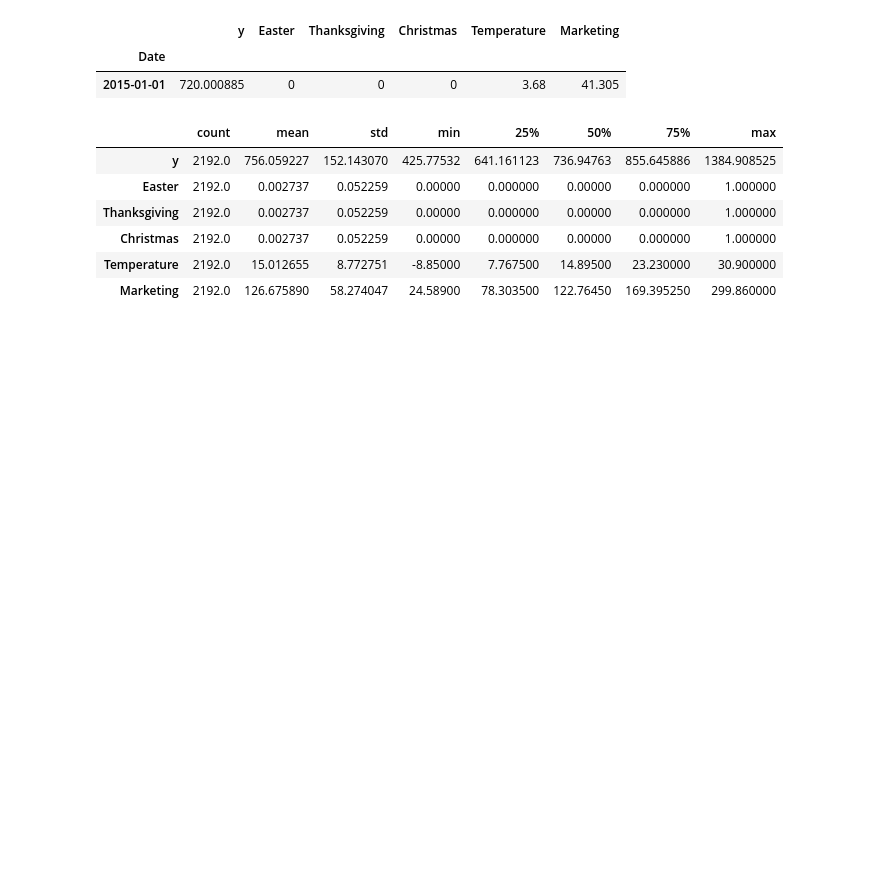
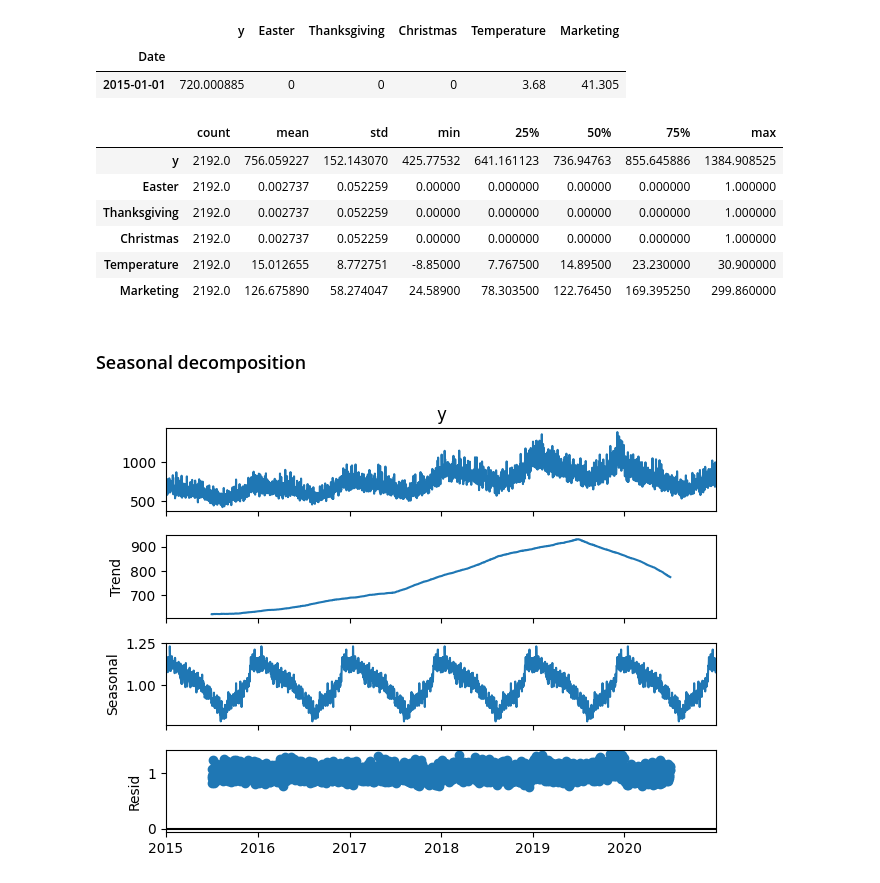
Before and after one commit to JiayiD77/Conjoint-Analysis, a Jupyter notebook: time_series_analysis/time_series.ipynb, the cells around one changed output. Saved outputs shown, nothing was run; the diff lists cells and outputs as text; code cells hidden in the pictures; blank space fills up the shorter version.

```diff
--- a/time_series_analysis/time_series.ipynb
+++ b/time_series_analysis/time_series.ipynb
@@ -5,6 +9,6 @@ from statsmodels.tsa.seasonal import seasonal
 # %%
-nyc_pd = pd.read_csv('nyc_data.csv', index_col=0, parse_dates=True)
-nyc_pd.head()
+nyc_df = pd.read_csv('nyc_data.csv', index_col=0, parse_dates=True)
+nyc_df.head()
 # %% [output]
 |  | Demand | Easter | Thanksgiving | Christmas | Temperature | Marketing |
 | Date |  |  |  |  |  |  |
@@ -14,8 +18,8 @@ nyc_pd.head()
 | 2015-01-04 | 622.252774 | 0 | 0 | 0 | 10.96 | 160.281 |
 | 2015-01-05 | 785.373319 | 0 | 0 | 0 | 6.92 | 51.077 |
 # %%
-nyc_pd = nyc_pd.rename(columns={'Demand':'y'})
-nyc_pd.head(1)
+nyc_df = nyc_df.rename(columns={'Demand':'y'})
+nyc_df.head(1)
 # %% [output]
 |  | y | Easter | Thanksgiving | Christmas | Temperature | Marketing |
 | Date |  |  |  |  |  |  |
@@ -30,3 +34,10 @@ nyc_pd.describe().transpose()
 | Christmas | 2192.0 | 0.002737 | 0.052259 | 0.00000 | 0.000000 | 0.00000 | 0.000000 | 1.000000 |
 | Temperature | 2192.0 | 15.012655 | 8.772751 | -8.85000 | 7.767500 | 14.89500 | 23.230000 | 30.900000 |
 | Marketing | 2192.0 | 126.675890 | 58.274047 | 24.58900 | 78.303500 | 122.76450 | 169.395250 | 299.860000 |
+# %% [markdown]
+### Seasonal decomposition
+# %%
+decomposition = seasonal_decompose(x=nyc_df.y, model="multiplicative", period=365)
+decomposition.plot();
+# %% [output]
+[figure, added]
```
Also changed, not shown: parts of 9 cells of this notebook.
